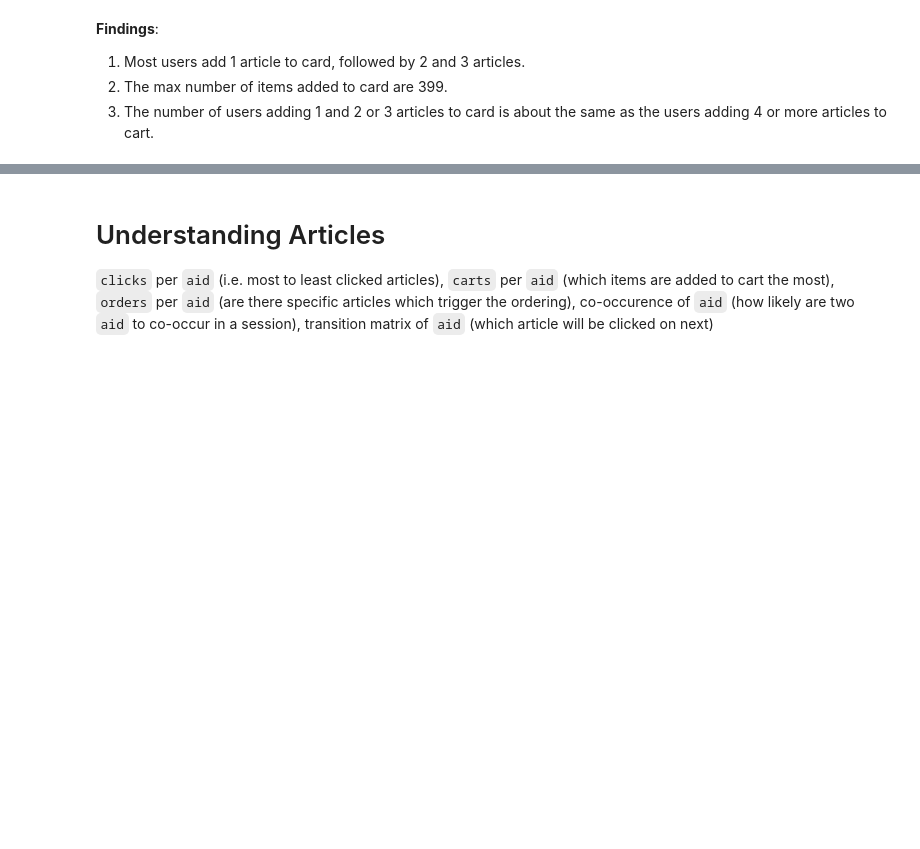
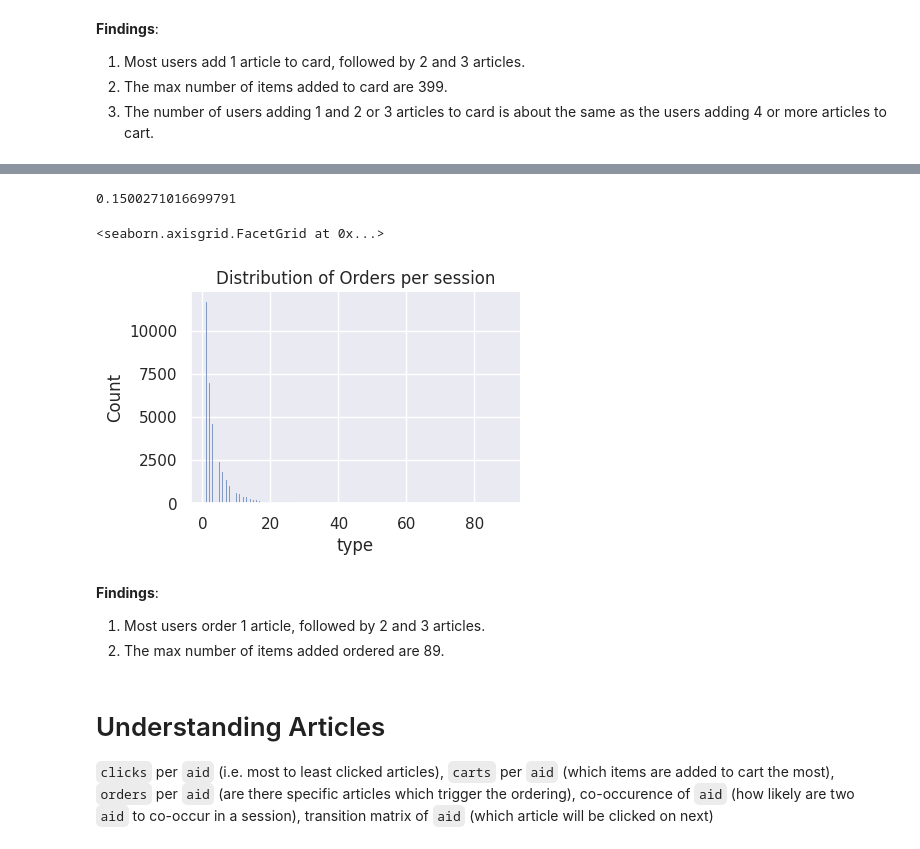
Before and after one commit to a-sharma06/recsys_otto, a Jupyter notebook: otto-eda-exploratory-data-analysis.ipynb, the cells around one changed output, grey strips where cells are left out. Saved outputs shown, nothing was run; the diff lists cells and outputs as text; code cells hidden in the pictures; blank space fills up the shorter version.

Commit message:
Kaggle Notebook | OTTO - EDA (Exploratory Data Analysis) | Completed exploratory analysis

```diff
--- a/otto-eda-exploratory-data-analysis.ipynb
+++ b/otto-eda-exploratory-data-analysis.ipynb
@@ -291,0 +296,11 @@ Name: count, dtype: int64
+# %%
+norders_per_session = (
+    expanded_df
+    .loc[expanded_df["type"]=="orders"]
+    .groupby(["session"])
+    ["type"]
+    .count()
+    .reset_index()
+)
+
+norders_per_session["type"].min(), norders_per_session["type"].max()
@@ -292,3 +319,21 @@ Name: count, dtype: int64
+# %%
+norders_per_session["type"].value_counts().iloc[0:3].sum()/norders_per_session['type'].sum()
+# %% [output]
+0.1500271016699791
+# %%
+(
+    sns.displot(data=norders_per_session, x='type', log_scale=False, height=3, aspect=1.5)
+    .set(
+        title='Distribution of Orders per session',
+    )
+)
+# %% [output]
+<seaborn.axisgrid.FacetGrid at 0x...>
+[figure, added]
+# %% [markdown]
+**Findings**:
+1. Most users order 1 article, followed by 2 and 3 articles.
+2. The max number of items added ordered are 89.
 # %% [markdown]
 # Understanding Articles
 
```
Also changed, not shown: parts of 25 cells of this notebook.
